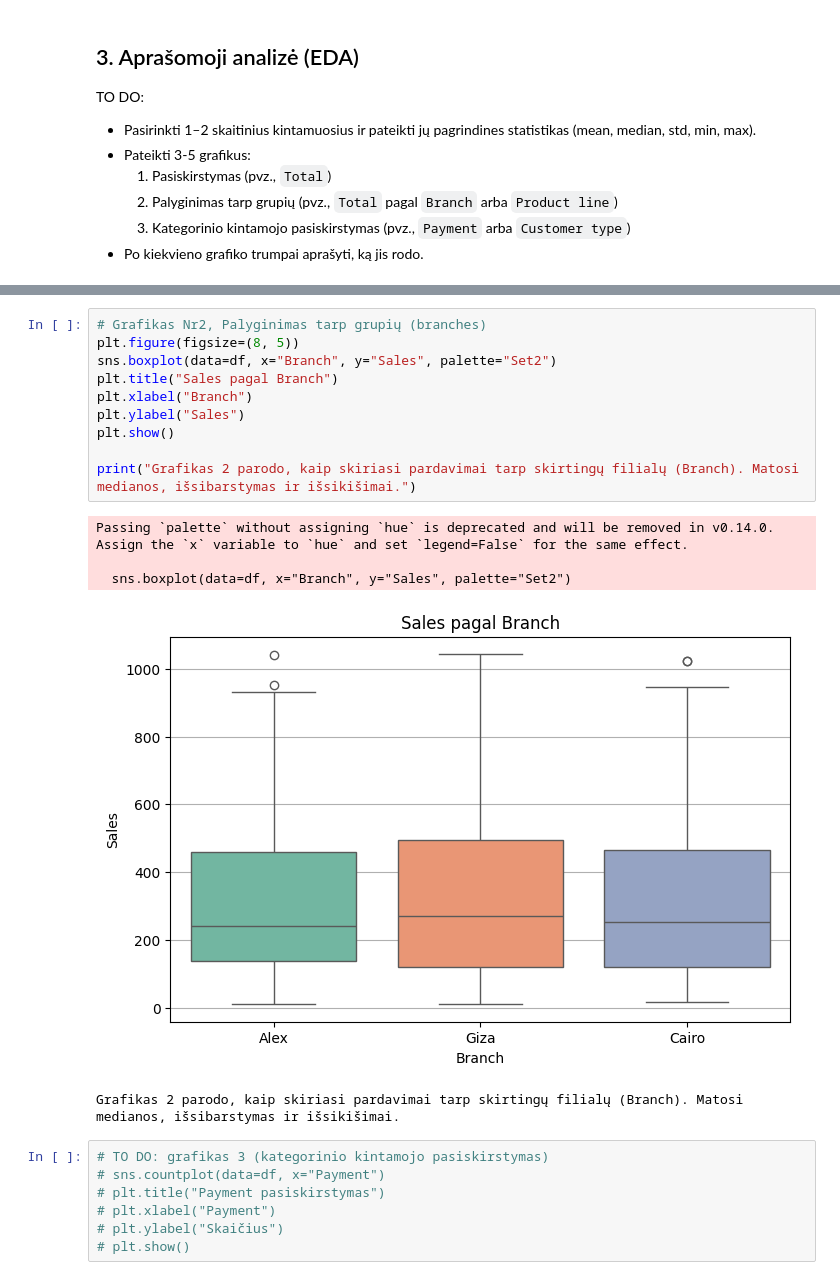
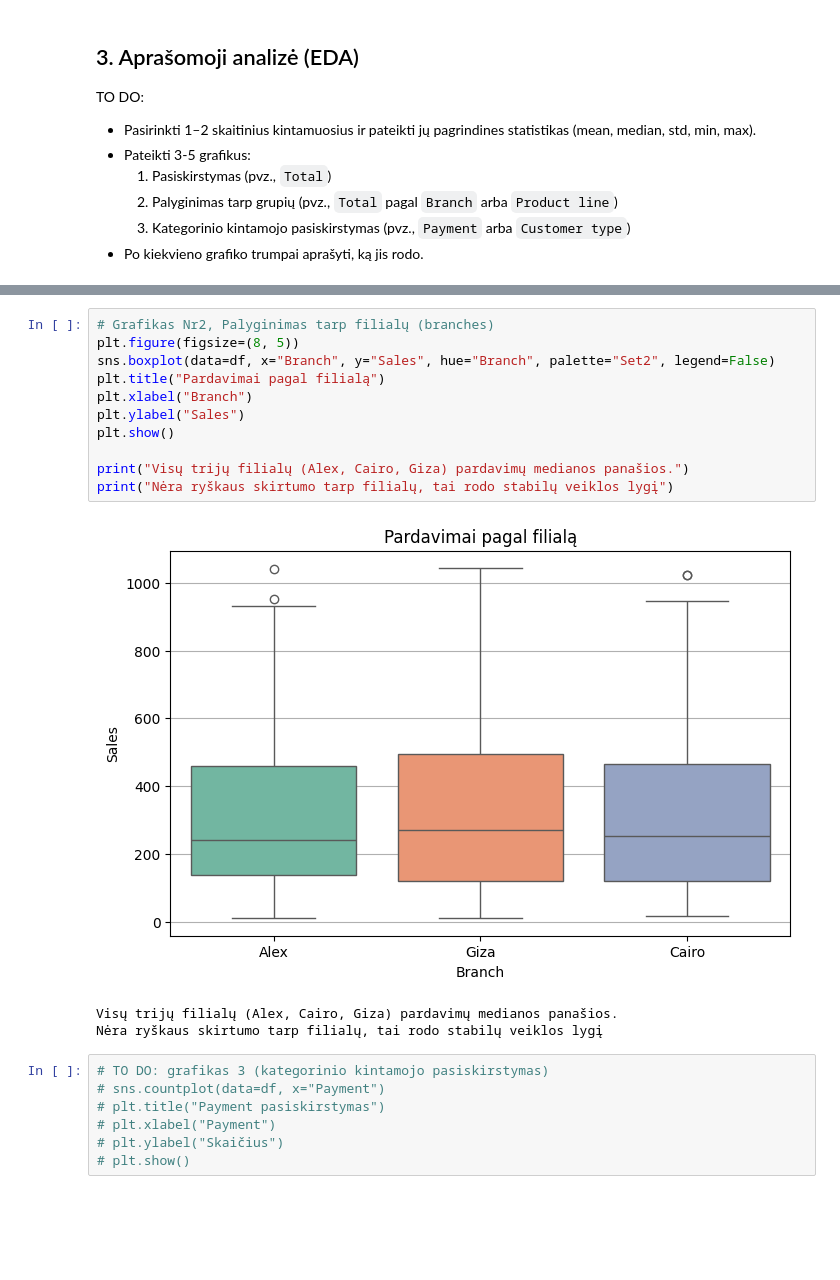
Before and after one commit to MigleSdc/BIT-kursai, a Jupyter notebook: 03_Python/Capstone Project_Supermarket_Sales.ipynb, the cells around one changed output, grey strips where cells are left out. Saved outputs shown, nothing was run; the diff lists cells and outputs as text; blank space fills up the shorter version.

```diff
--- a/03_Python/Capstone Project_Supermarket_Sales.ipynb
+++ b/03_Python/Capstone Project_Supermarket_Sales.ipynb
@@ -213,19 +202,18 @@ Grafikas 1 rodo, kaip pasiskirstę pardavimų (Sales) dydžiai. Matosi, ar duome
 # %%
-# Grafikas Nr2, Palyginimas tarp grupių (branches)
+# Grafikas Nr2, Palyginimas tarp filialų (branches)
 plt.figure(figsize=(8, 5))
-sns.boxplot(data=df, x="Branch", y="Sales", palette="Set2")
-plt.title("Sales pagal Branch")
+sns.boxplot(data=df, x="Branch", y="Sales", hue="Branch", palette="Set2", legend=False)
+plt.title("Pardavimai pagal filialą")
 plt.xlabel("Branch")
 plt.ylabel("Sales")
 plt.show()
 
-print("Grafikas 2 parodo, kaip skiriasi pardavimai tarp skirtingų filialų (Branch). Matosi medianos, išsibarstymas ir išsikišimai.")
+print("Visų trijų filialų (Alex, Cairo, Giza) pardavimų medianos panašios.")
+print("Nėra ryškaus skirtumo tarp filialų, tai rodo stabilų veiklos lygį")
 # %% [output]
+[figure, new version]
-Passing `palette` without assigning `hue` is deprecated and will be removed in v0.14.0. Assign the `x` variable to `hue` and set `legend=False` for the same effect.
-
-  sns.boxplot(data=df, x="Branch", y="Sales", palette="Set2")
+Visų trijų filialų (Alex, Cairo, Giza) pardavimų medianos panašios.
+Nėra ryškaus skirtumo tarp filialų, tai rodo stabilų veiklos lygį
-[figure, old version]
-Grafikas 2 parodo, kaip skiriasi pardavimai tarp skirtingų filialų (Branch). Matosi medianos, išsibarstymas ir išsikišimai.
 # %%
 # TO DO: grafikas 3 (kategorinio kintamojo pasiskirstymas)
 # sns.countplot(data=df, x="Payment")
```
Also changed, not shown: parts of 11 cells of this notebook.
